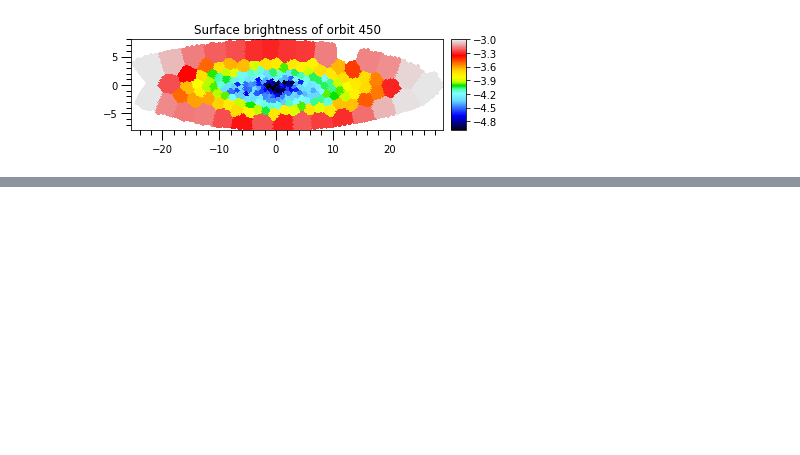
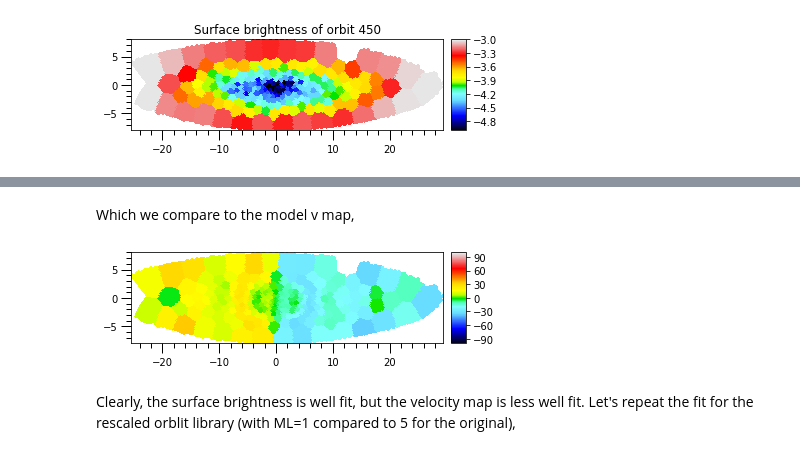
Before and after one commit to dynamics-of-stellar-systems/dynamite, a Jupyter notebook: dev_tests/bayes_losvd/DYNMAITE_and_BAYES_LOSVD.ipynb, the cells around one changed output, grey strips where cells are left out. Saved outputs shown, nothing was run; the diff lists cells and outputs as text; code cells hidden in the pictures; blank space fills up the shorter version.

```diff
--- a/dev_tests/bayes_losvd/DYNMAITE_and_BAYES_LOSVD.ipynb
+++ b/dev_tests/bayes_losvd/DYNMAITE_and_BAYES_LOSVD.ipynb
@@ -462,0 +523,15 @@ plt.gca().legend()
+# %% [markdown]
+Which we compare to the model v map,
+# %%
+vcnt = np.array(BayesLOSVD.data.meta['vcent'])
+dv = BayesLOSVD.data.meta['dv']
+vedg = np.concatenate((vcnt-dv/2., [vcnt[-1]+dv/2.]))
+hhh0 = dyn.kinematics.Histogram(
+    xedg=vedg,
+    y=model_losvd0)
+vmean0 = hhh0.get_mean()[0]
+map_plotter(vmean0, cmap='sauron', vmin=-100, vmax=100, colorbar=True)
+# %% [output]
+[figure, added]
+# %% [markdown]
+Clearly, the surface brightness is well fit, but the velocity map is less well fit. Let's repeat the fit for the rescaled orblit library (with ML=1 compared to 5 for the original),
```
Also changed, not shown: parts of 68 cells of this notebook, 2 other files.
